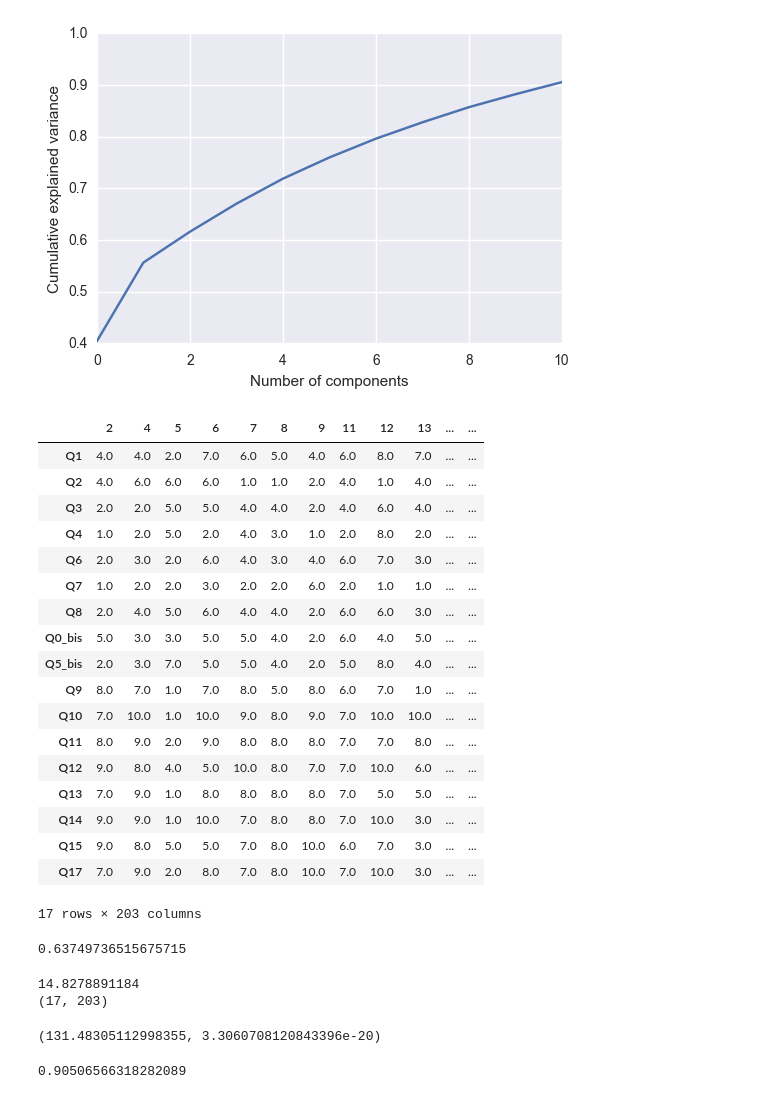
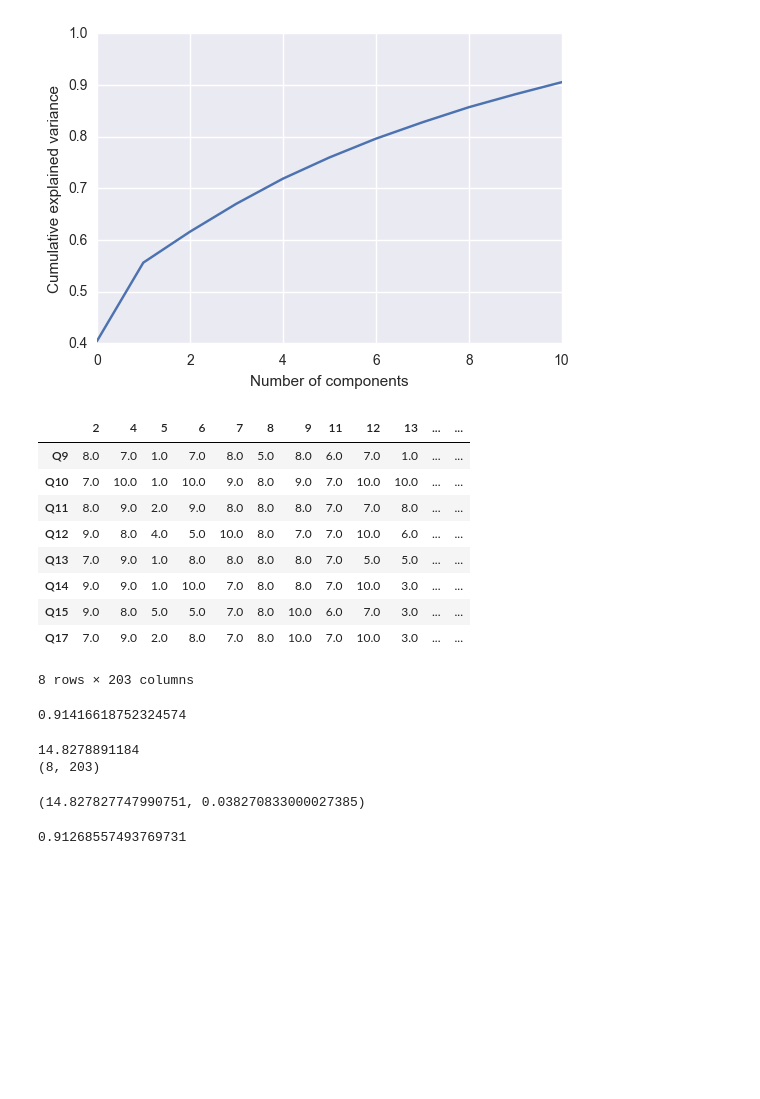
Before and after one commit to tah91/greenpulse, a Jupyter notebook: test.ipynb, the cells around one changed output. Saved outputs shown, nothing was run; the diff lists cells and outputs as text; code cells hidden in the pictures; blank space fills up the shorter version.

```diff
--- a/test.ipynb
+++ b/test.ipynb
@@ -338,20 +338,11 @@ def cronbach_alpha(itemscores):
 
     return calpha
 # %%
-df_tot_no_na = df_tot.dropna(axis=0)
-np_df = df_tot_no_na.transpose()
+df_wb_no_na = df_wb.dropna(axis=0)
+np_df = df_wb_no_na.transpose()
 np_df
 # %% [output]
 |  | 2 | 4 | 5 | 6 | 7 | 8 | 9 | 11 | 12 | 13 | ... | ... |
-| Q1 | 4.0 | 4.0 | 2.0 | 7.0 | 6.0 | 5.0 | 4.0 | 6.0 | 8.0 | 7.0 | ... | ... |
-| Q2 | 4.0 | 6.0 | 6.0 | 6.0 | 1.0 | 1.0 | 2.0 | 4.0 | 1.0 | 4.0 | ... | ... |
-| Q3 | 2.0 | 2.0 | 5.0 | 5.0 | 4.0 | 4.0 | 2.0 | 4.0 | 6.0 | 4.0 | ... | ... |
-| Q4 | 1.0 | 2.0 | 5.0 | 2.0 | 4.0 | 3.0 | 1.0 | 2.0 | 8.0 | 2.0 | ... | ... |
-| Q6 | 2.0 | 3.0 | 2.0 | 6.0 | 4.0 | 3.0 | 4.0 | 6.0 | 7.0 | 3.0 | ... | ... |
-| Q7 | 1.0 | 2.0 | 2.0 | 3.0 | 2.0 | 2.0 | 6.0 | 2.0 | 1.0 | 1.0 | ... | ... |
-| Q8 | 2.0 | 4.0 | 5.0 | 6.0 | 4.0 | 4.0 | 2.0 | 6.0 | 6.0 | 3.0 | ... | ... |
-| Q0_bis | 5.0 | 3.0 | 3.0 | 5.0 | 5.0 | 4.0 | 2.0 | 6.0 | 4.0 | 5.0 | ... | ... |
-| Q5_bis | 2.0 | 3.0 | 7.0 | 5.0 | 5.0 | 4.0 | 2.0 | 5.0 | 8.0 | 4.0 | ... | ... |
 | Q9 | 8.0 | 7.0 | 1.0 | 7.0 | 8.0 | 5.0 | 8.0 | 6.0 | 7.0 | 1.0 | ... | ... |
 | Q10 | 7.0 | 10.0 | 1.0 | 10.0 | 9.0 | 8.0 | 9.0 | 7.0 | 10.0 | 10.0 | ... | ... |
 | Q11 | 8.0 | 9.0 | 2.0 | 9.0 | 8.0 | 8.0 | 8.0 | 7.0 | 7.0 | 8.0 | ... | ... |
@@ -360,11 +351,11 @@ np_df
 | Q14 | 9.0 | 9.0 | 1.0 | 10.0 | 7.0 | 8.0 | 8.0 | 7.0 | 10.0 | 3.0 | ... | ... |
 | Q15 | 9.0 | 8.0 | 5.0 | 5.0 | 7.0 | 8.0 | 10.0 | 6.0 | 7.0 | 3.0 | ... | ... |
 | Q17 | 7.0 | 9.0 | 2.0 | 8.0 | 7.0 | 8.0 | 10.0 | 7.0 | 10.0 | 3.0 | ... | ... |
-17 rows × 203 columns
+8 rows × 203 columns
 # %%
  cronbach_alpha(np_df)
 # %% [output]
-0.63749736515675715
+0.91416618752324574
 # %%
 from scipy import stats
 from scipy.stats import bartlett
@@ -375,8 +366,8 @@ print df_as_matrix.shape
 bartlett(*[df_as_matrix[col] for col in xrange(df_as_matrix.shape[0])])
 # %% [output]
 14.8278891184
-(17, 203)
+(8, 203)
-(131.48305112998355, 3.3060708120843396e-20)
+(14.827827747990751, 0.038270833000027385)
 # %%
 def compute_kmo(dataset):
     correlation = dataset.corr()
@@ -393,6 +384,6 @@ def compute_kmo(dataset):
     kmo_val = kmo_num / kmo_den
     return kmo_val
 # %%
-compute_kmo(df_tot)
+compute_kmo(df_wb)
 # %% [output]
-0.90506566318282089
+0.91268557493769731
```
